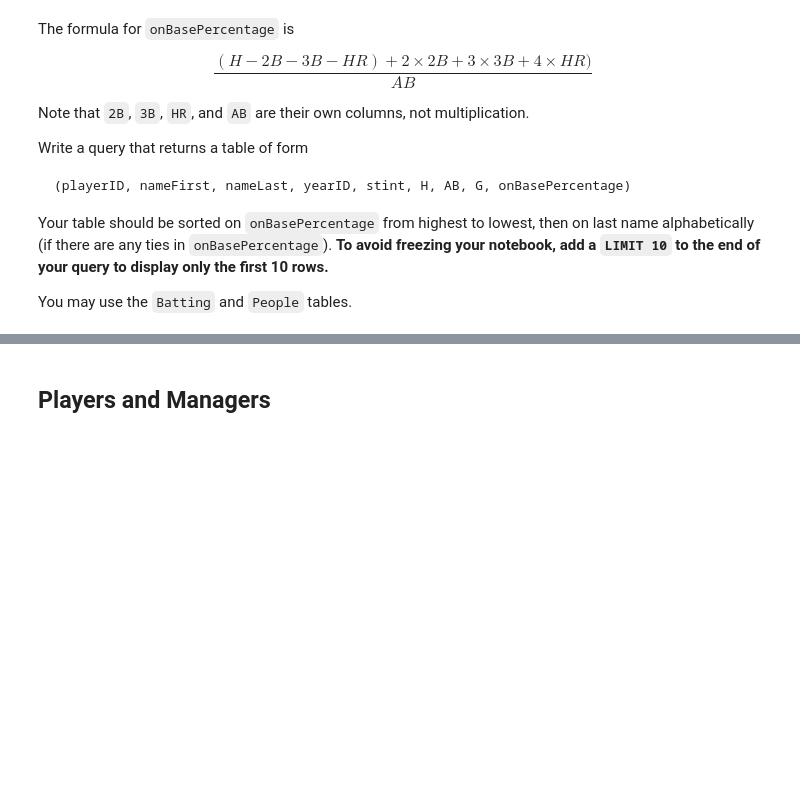
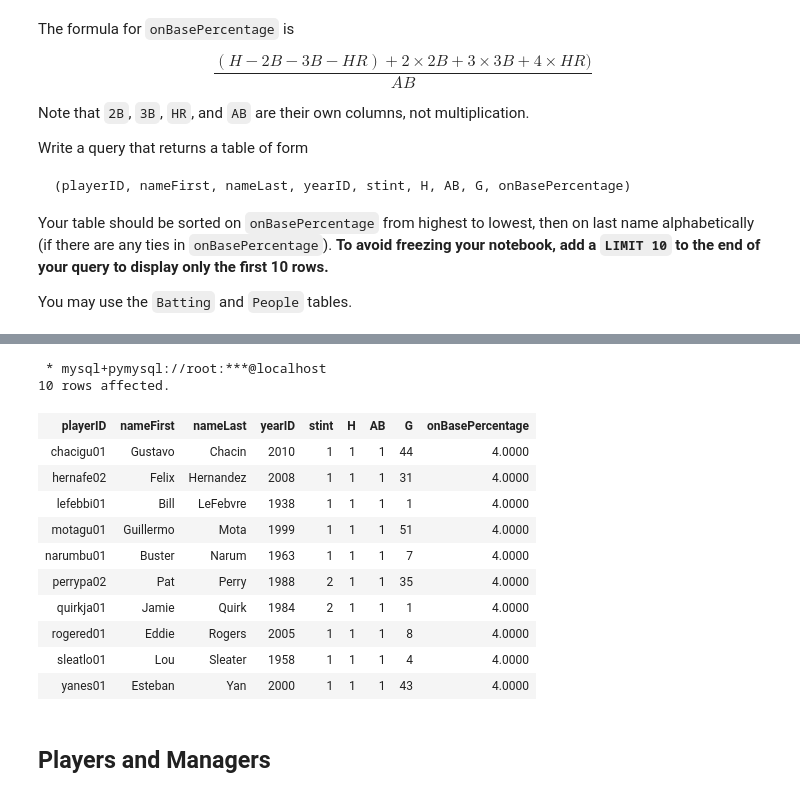
Before and after one commit to liang0711/Intro-to-Databases-F23, a Jupyter notebook: HomeworkAssignments/HW1-Part2-Nonprogramming/F23-W4111-HW1-P2-NP.ipynb, the cells around one changed output, grey strips where cells are left out. Cells and saved outputs as stored; diff of their text form; code cells hidden in the pictures; blank space fills up the shorter version.

```diff
--- a/HomeworkAssignments/HW1-Part2-Nonprogramming/F23-W4111-HW1-P2-NP.ipynb
+++ b/HomeworkAssignments/HW1-Part2-Nonprogramming/F23-W4111-HW1-P2-NP.ipynb
@@ -521,3 +798,41 @@ You may use the `Batting` and `People` tables.
+# %%
+%%sql
+
+SELECT
+    b.playerID,
+    p.nameFirst,
+    p.nameLast,
+    b.yearID,
+    b.stint,
+    b.H,
+    b.AB,
+    b.G,
+    ((b.H - b.2B - b.3B - b.HR) + 2 * b.2B + 3 * b.3B + 4 * b.HR) / b.AB AS onBasePercentage
+FROM
+    Batting AS b
+JOIN
+    People AS p on p.playerID = b.playerID
+
+order by
+    onBasePercentage DESC,
+    p.nameLast ASC
+
+
+LIMIT 10
+# %% [output]
+ * mysql+pymysql://root:***@localhost
+10 rows affected.
+| playerID | nameFirst | nameLast | yearID | stint | H | AB | G | onBasePercentage |
+| chacigu01 | Gustavo | Chacin | 2010 | 1 | 1 | 1 | 44 | 4.0000 |
+| hernafe02 | Felix | Hernandez | 2008 | 1 | 1 | 1 | 31 | 4.0000 |
+| lefebbi01 | Bill | LeFebvre | 1938 | 1 | 1 | 1 | 1 | 4.0000 |
+| motagu01 | Guillermo | Mota | 1999 | 1 | 1 | 1 | 51 | 4.0000 |
+| narumbu01 | Buster | Narum | 1963 | 1 | 1 | 1 | 7 | 4.0000 |
+| perrypa02 | Pat | Perry | 1988 | 2 | 1 | 1 | 35 | 4.0000 |
+| quirkja01 | Jamie | Quirk | 1984 | 2 | 1 | 1 | 1 | 4.0000 |
+| rogered01 | Eddie | Rogers | 2005 | 1 | 1 | 1 | 8 | 4.0000 |
+| sleatlo01 | Lou | Sleater | 1958 | 1 | 1 | 1 | 4 | 4.0000 |
+| yanes01 | Esteban | Yan | 2000 | 1 | 1 | 1 | 43 | 4.0000 |
 # %% [markdown]
 ## Players and Managers
 # %% [markdown]
```
Also changed, not shown: parts of 58 cells of this notebook.
